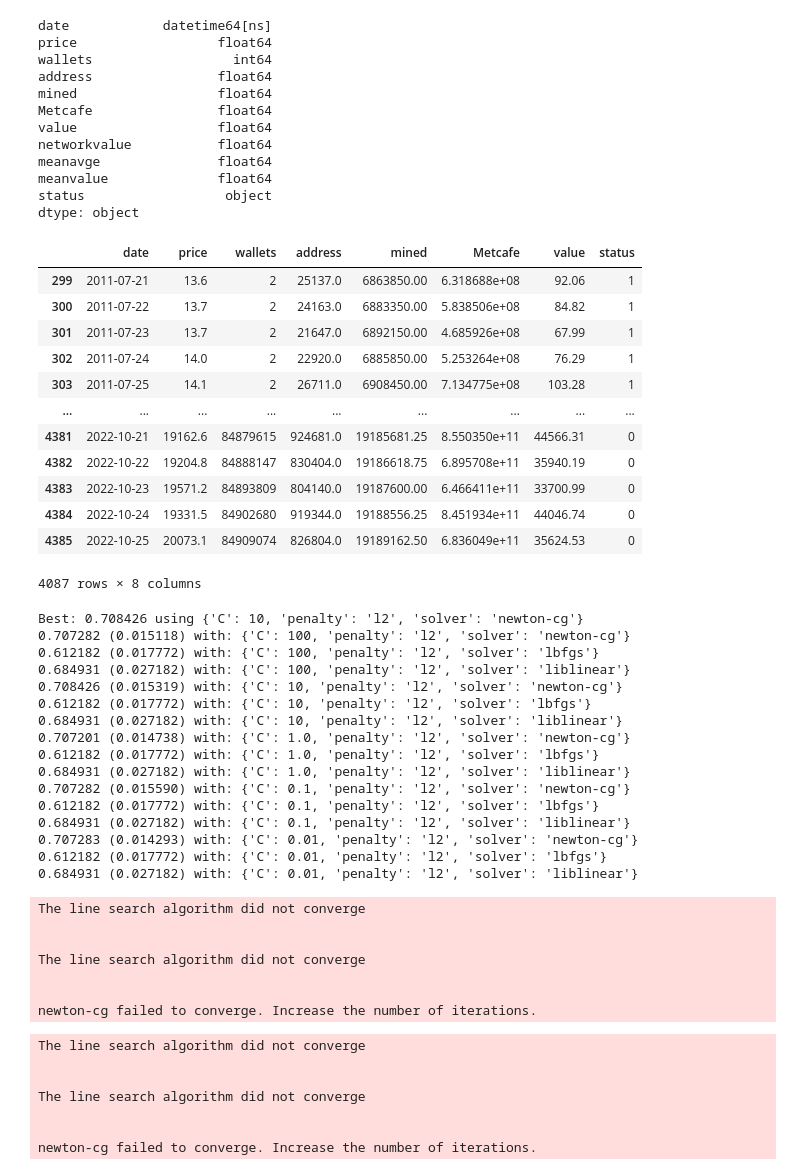
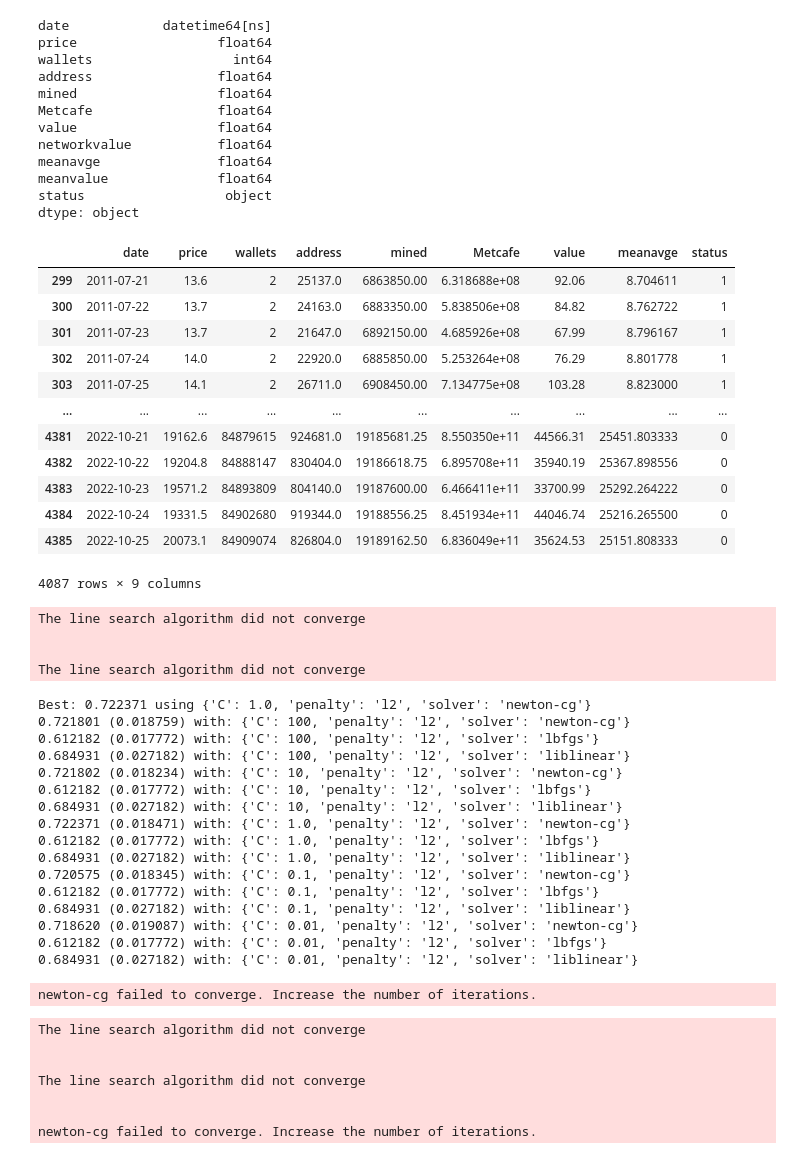
Before and after one commit to guevarch/projectchris, a Jupyter notebook: Final/BTC Machine Learning Moving Average.ipynb, the cells around one changed output. Cells and saved outputs as stored; diff of their text form; code cells hidden in the pictures.

```diff
--- a/Final/BTC Machine Learning Moving Average.ipynb
+++ b/Final/BTC Machine Learning Moving Average.ipynb
@@ -204,22 +204,22 @@ fig.update_layout(legend=dict(
 fig.show()
 fig.write_html('../static/bitcoinvaluemax.html')
 # %%
-df = df.drop(columns=['networkvalue','meanavge','meanvalue'])
+df = df.drop(columns=['networkvalue','meanvalue'])
 df
 # %% [output]
-|  | date | price | wallets | address | mined | Metcafe | value | status |
-| 299 | 2011-07-21 | 13.6 | 2 | 25137.0 | 6863850.00 | 6.318688e+08 | 92.06 | 1 |
-| 300 | 2011-07-22 | 13.7 | 2 | 24163.0 | 6883350.00 | 5.838506e+08 | 84.82 | 1 |
-| 301 | 2011-07-23 | 13.7 | 2 | 21647.0 | 6892150.00 | 4.685926e+08 | 67.99 | 1 |
-| 302 | 2011-07-24 | 14.0 | 2 | 22920.0 | 6885850.00 | 5.253264e+08 | 76.29 | 1 |
-| 303 | 2011-07-25 | 14.1 | 2 | 26711.0 | 6908450.00 | 7.134775e+08 | 103.28 | 1 |
-| ... | ... | ... | ... | ... | ... | ... | ... | ... |
-| 4381 | 2022-10-21 | 19162.6 | 84879615 | 924681.0 | 19185681.25 | 8.550350e+11 | 44566.31 | 0 |
-| 4382 | 2022-10-22 | 19204.8 | 84888147 | 830404.0 | 19186618.75 | 6.895708e+11 | 35940.19 | 0 |
-| 4383 | 2022-10-23 | 19571.2 | 84893809 | 804140.0 | 19187600.00 | 6.466411e+11 | 33700.99 | 0 |
-| 4384 | 2022-10-24 | 19331.5 | 84902680 | 919344.0 | 19188556.25 | 8.451934e+11 | 44046.74 | 0 |
-| 4385 | 2022-10-25 | 20073.1 | 84909074 | 826804.0 | 19189162.50 | 6.836049e+11 | 35624.53 | 0 |
+|  | date | price | wallets | address | mined | Metcafe | value | meanavge | status |
+| 299 | 2011-07-21 | 13.6 | 2 | 25137.0 | 6863850.00 | 6.318688e+08 | 92.06 | 8.704611 | 1 |
+| 300 | 2011-07-22 | 13.7 | 2 | 24163.0 | 6883350.00 | 5.838506e+08 | 84.82 | 8.762722 | 1 |
+| 301 | 2011-07-23 | 13.7 | 2 | 21647.0 | 6892150.00 | 4.685926e+08 | 67.99 | 8.796167 | 1 |
+| 302 | 2011-07-24 | 14.0 | 2 | 22920.0 | 6885850.00 | 5.253264e+08 | 76.29 | 8.801778 | 1 |
+| 303 | 2011-07-25 | 14.1 | 2 | 26711.0 | 6908450.00 | 7.134775e+08 | 103.28 | 8.823000 | 1 |
+| ... | ... | ... | ... | ... | ... | ... | ... | ... | ... |
+| 4381 | 2022-10-21 | 19162.6 | 84879615 | 924681.0 | 19185681.25 | 8.550350e+11 | 44566.31 | 25451.803333 | 0 |
+| 4382 | 2022-10-22 | 19204.8 | 84888147 | 830404.0 | 19186618.75 | 6.895708e+11 | 35940.19 | 25367.898556 | 0 |
+| 4383 | 2022-10-23 | 19571.2 | 84893809 | 804140.0 | 19187600.00 | 6.466411e+11 | 33700.99 | 25292.264222 | 0 |
+| 4384 | 2022-10-24 | 19331.5 | 84902680 | 919344.0 | 19188556.25 | 8.451934e+11 | 44046.74 | 25216.265500 | 0 |
+| 4385 | 2022-10-25 | 20073.1 | 84909074 | 826804.0 | 19189162.50 | 6.836049e+11 | 35624.53 | 25151.808333 | 0 |
-4087 rows × 8 columns
+4087 rows × 9 columns
 # %%
 # Create our features
 X = df.drop(columns="status")
@@ -266,29 +266,27 @@ params = grid_result.cv_results_['params']
 for mean, stdev, param in zip(means, stds, params):
     print("%f (%f) with: %r" % (mean, stdev, param))
 # %% [output]
-Best: 0.708426 using {'C': 10, 'penalty': 'l2', 'solver': 'newton-cg'}
-0.707282 (0.015118) with: {'C': 100, 'penalty': 'l2', 'solver': 'newton-cg'}
-0.612182 (0.017772) with: {'C': 100, 'penalty': 'l2', 'solver': 'lbfgs'}
-0.684931 (0.027182) with: {'C': 100, 'penalty': 'l2', 'solver': 'liblinear'}
-0.708426 (0.015319) with: {'C': 10, 'penalty': 'l2', 'solver': 'newton-cg'}
-0.612182 (0.017772) with: {'C': 10, 'penalty': 'l2', 'solver': 'lbfgs'}
-0.684931 (0.027182) with: {'C': 10, 'penalty': 'l2', 'solver': 'liblinear'}
-0.707201 (0.014738) with: {'C': 1.0, 'penalty': 'l2', 'solver': 'newton-cg'}
-0.612182 (0.017772) with: {'C': 1.0, 'penalty': 'l2', 'solver': 'lbfgs'}
-0.684931 (0.027182) with: {'C': 1.0, 'penalty': 'l2', 'solver': 'liblinear'}
-0.707282 (0.015590) with: {'C': 0.1, 'penalty': 'l2', 'solver': 'newton-cg'}
-0.612182 (0.017772) with: {'C': 0.1, 'penalty': 'l2', 'solver': 'lbfgs'}
-0.684931 (0.027182) with: {'C': 0.1, 'penalty': 'l2', 'solver': 'liblinear'}
-0.707283 (0.014293) with: {'C': 0.01, 'penalty': 'l2', 'solver': 'newton-cg'}
-0.612182 (0.017772) with: {'C': 0.01, 'penalty': 'l2', 'solver': 'lbfgs'}
-0.684931 (0.027182) with: {'C': 0.01, 'penalty': 'l2', 'solver': 'liblinear'}
+The line search algorithm did not converge
+
+
+The line search algorithm did not converge
-The line search algorithm did not converge
-
-
-The line search algorithm did not converge
-
-
-newton-cg failed to converge. Increase the number of iterations.
+Best: 0.722371 using {'C': 1.0, 'penalty': 'l2', 'solver': 'newton-cg'}
+0.721801 (0.018759) with: {'C': 100, 'penalty': 'l2', 'solver': 'newton-cg'}
+0.612182 (0.017772) with: {'C': 100, 'penalty': 'l2', 'solver': 'lbfgs'}
+0.684931 (0.027182) with: {'C': 100, 'penalty': 'l2', 'solver': 'liblinear'}
+0.721802 (0.018234) with: {'C': 10, 'penalty': 'l2', 'solver': 'newton-cg'}
+0.612182 (0.017772) with: {'C': 10, 'penalty': 'l2', 'solver': 'lbfgs'}
+0.684931 (0.027182) with: {'C': 10, 'penalty': 'l2', 'solver': 'liblinear'}
+0.722371 (0.018471) with: {'C': 1.0, 'penalty': 'l2', 'solver': 'newton-cg'}
+0.612182 (0.017772) with: {'C': 1.0, 'penalty': 'l2', 'solver': 'lbfgs'}
+0.684931 (0.027182) with: {'C': 1.0, 'penalty': 'l2', 'solver': 'liblinear'}
+0.720575 (0.018345) with: {'C': 0.1, 'penalty': 'l2', 'solver': 'newton-cg'}
+0.612182 (0.017772) with: {'C': 0.1, 'penalty': 'l2', 'solver': 'lbfgs'}
+0.684931 (0.027182) with: {'C': 0.1, 'penalty': 'l2', 'solver': 'liblinear'}
+0.718620 (0.019087) with: {'C': 0.01, 'penalty': 'l2', 'solver': 'newton-cg'}
+0.612182 (0.017772) with: {'C': 0.01, 'penalty': 'l2', 'solver': 'lbfgs'}
+0.684931 (0.027182) with: {'C': 0.01, 'penalty': 'l2', 'solver': 'liblinear'}
+newton-cg failed to converge. Increase the number of iterations.
 # %%
 ## Logistic Regression
 from sklearn.linear_model import LogisticRegression
```
Also changed, not shown: parts of 6 cells of this notebook, 7 other files.
